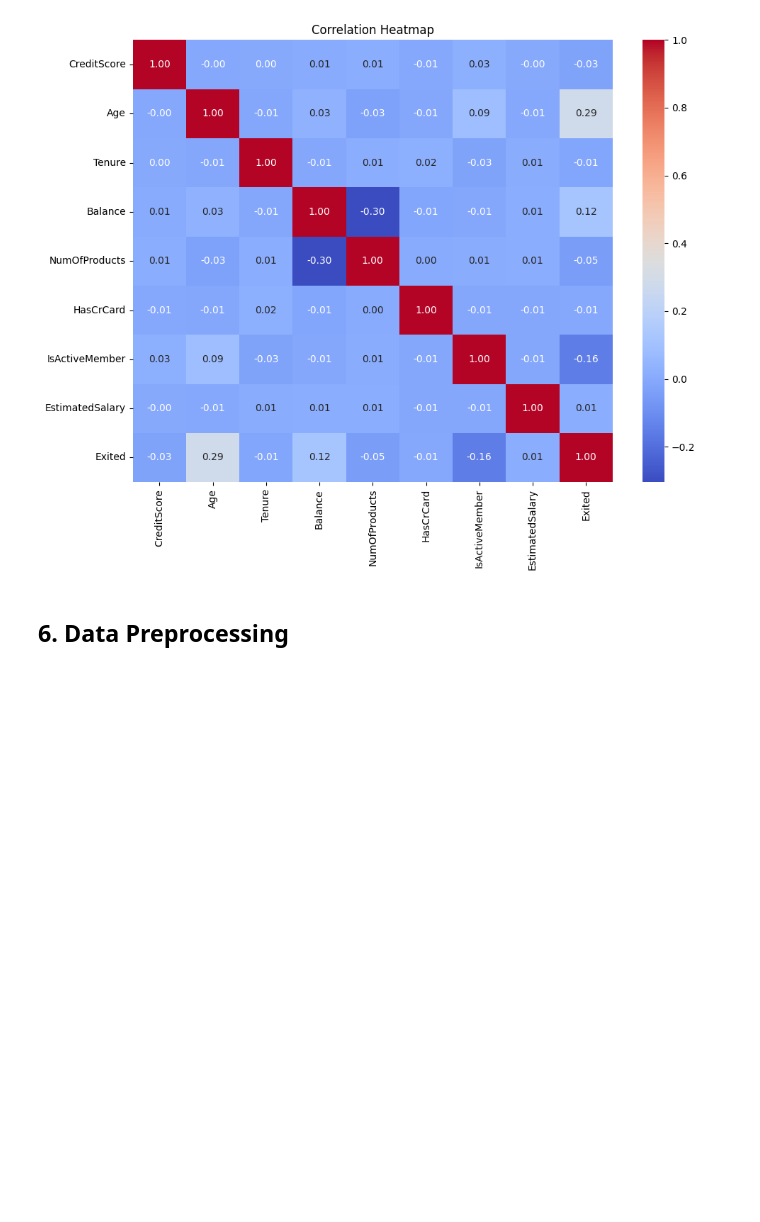
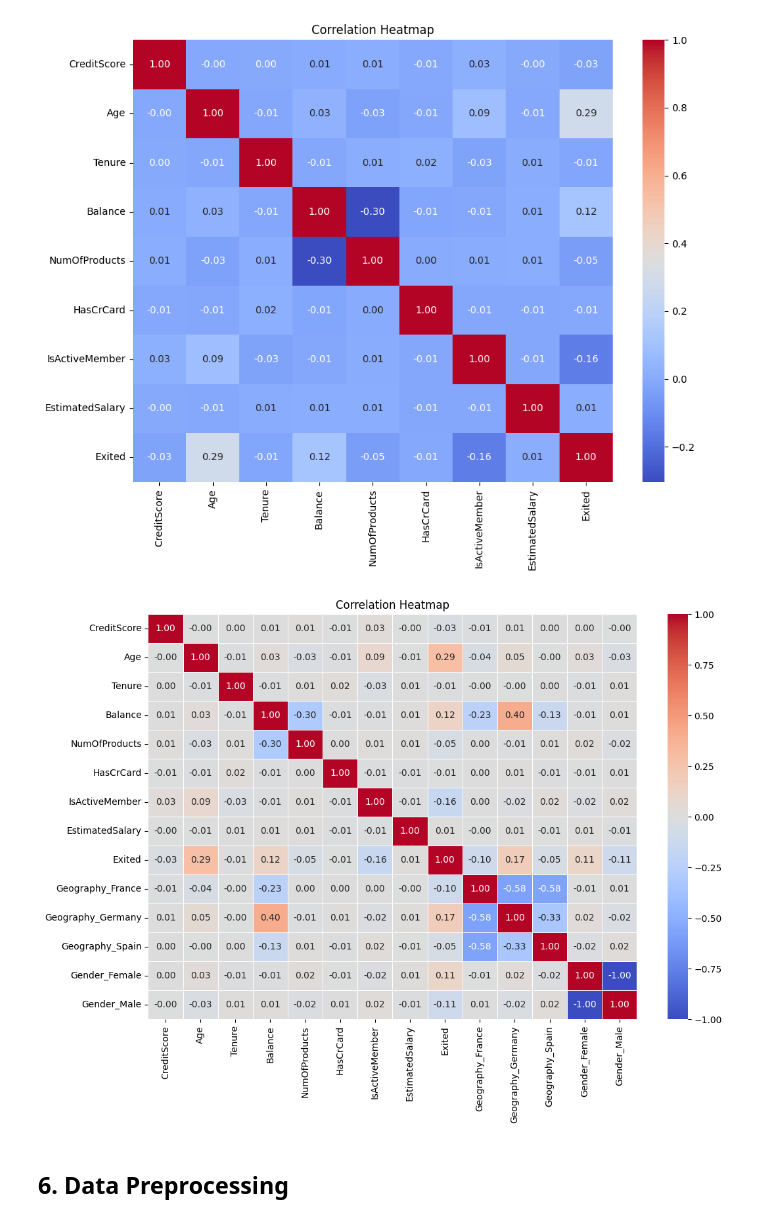
Before and after one commit to kot-yrod/churn-bank-prediction, a Jupyter notebook: notebook/01_eda_churm.ipynb, the cells around one changed output. Drawn from its saved outputs; the diff is of its cells as text; code cells hidden in the pictures; blank space fills up the shorter version.

```diff
--- a/notebook/01_eda_churm.ipynb
+++ b/notebook/01_eda_churm.ipynb
@@ -195,6 +191,17 @@ if numeric_df.shape[1] >= 4:
     plt.show()
 # %% [output]
 [figure]
+# %%
+df_encoded = pd.get_dummies(df, columns=['Geography', 'Gender'], drop_first=False)
+
+corr_matrix = df_encoded.corr()
+
+plt.figure(figsize=(12, 8))
+sns.heatmap(corr_matrix, annot=True, cmap='coolwarm', fmt='.2f', linewidths=0.5)
+plt.title('Correlation Heatmap')
+plt.show()
+# %% [output]
+[figure, added]
 # %% [markdown]
 ## 6. Data Preprocessing
 # %% [markdown]
```
Also changed, not shown: parts of 1 cell of this notebook, 1 other file.
